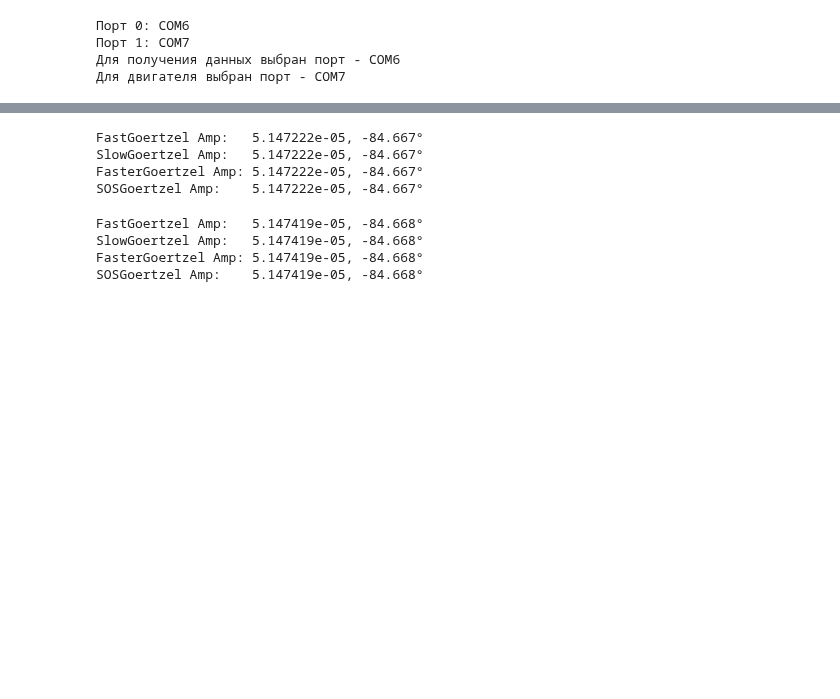
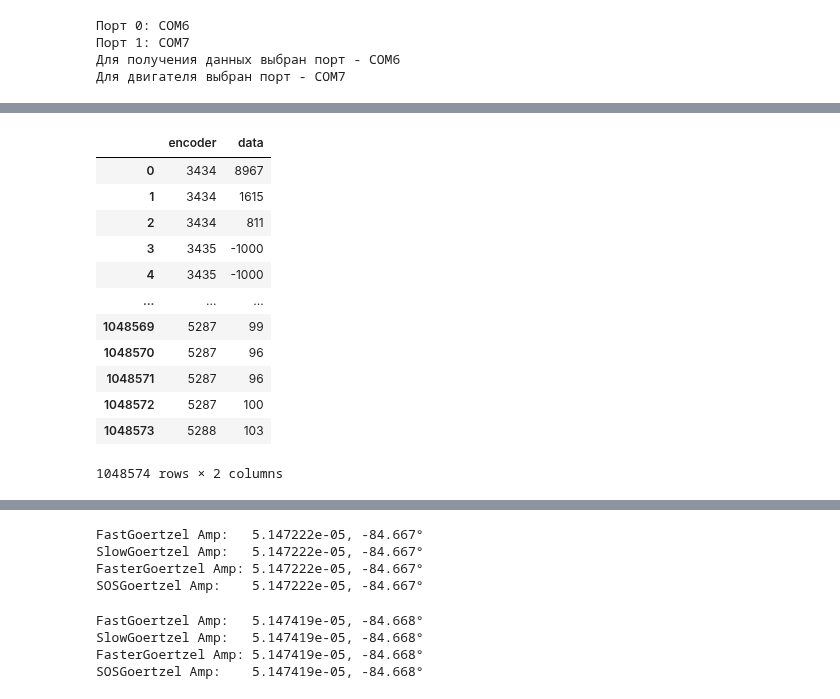
Before and after one commit to BuslaySt/Helmholz-Polymagnit, a Jupyter notebook: code/HarmData_fast.ipynb, the cells around one changed output, grey strips where cells are left out. Drawn from its saved outputs; the diff is of its cells as text; code cells hidden in the pictures; blank space fills up the shorter version.

```diff
--- a/code/HarmData_fast.ipynb
+++ b/code/HarmData_fast.ipynb
@@ -139,2 +139,18 @@ else:
+# %%
+df_filtered
+# %% [output]
+|  | encoder | data |
+| 0 | 3434 | 8967 |
+| 1 | 3434 | 1615 |
+| 2 | 3434 | 811 |
+| 3 | 3435 | -1000 |
+| 4 | 3435 | -1000 |
+| ... | ... | ... |
+| 1048569 | 5287 | 99 |
+| 1048570 | 5287 | 96 |
+| 1048571 | 5287 | 96 |
+| 1048572 | 5287 | 100 |
+| 1048573 | 5288 | 103 |
+1048574 rows × 2 columns
 # %%
 %matplotlib inline
```
Also changed, not shown: parts of 22 cells of this notebook.
